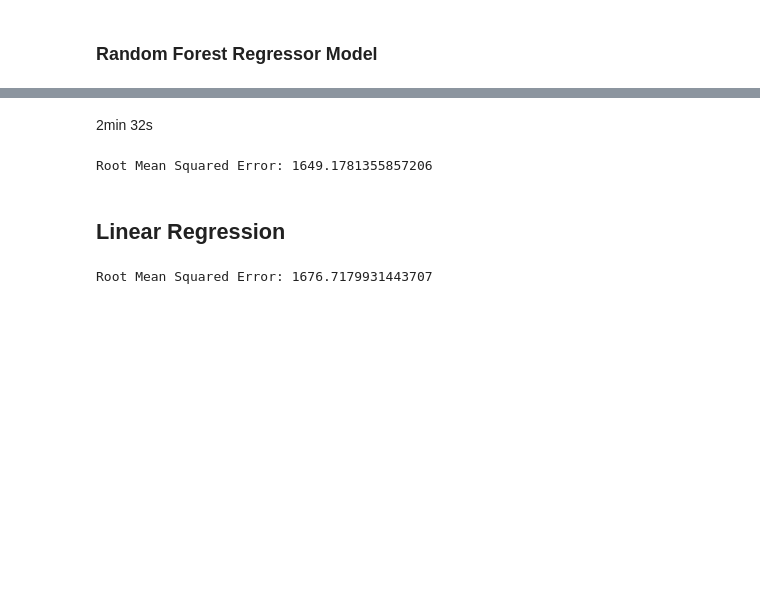
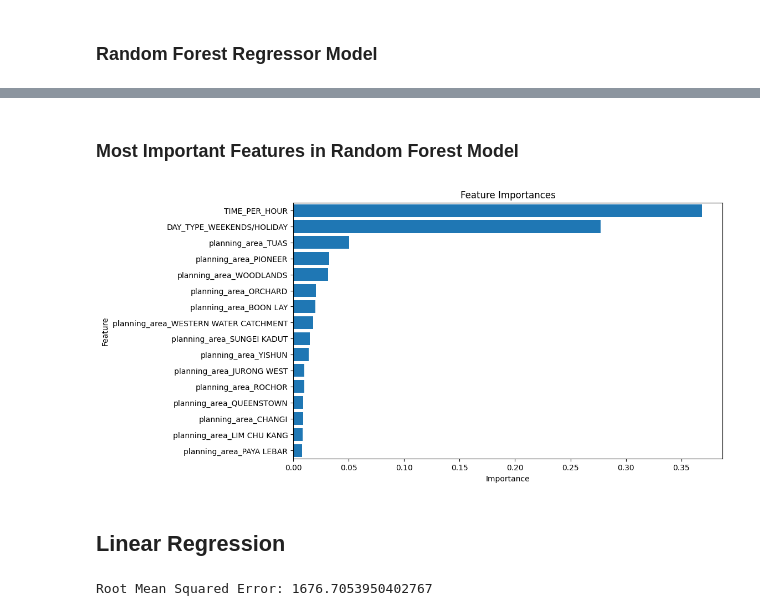
Before and after one commit to carinacwq/Crowd-Prediction-of-Bus-Stops-in-Singapore, a Jupyter notebook: src/CS3244_group_project.ipynb, the cells around one changed output, grey strips where cells are left out. Saved outputs shown, nothing was run; the diff lists cells and outputs as text; code cells hidden in the pictures; blank space fills up the shorter version.

Commit message:
remove multicollinearity in features and reran models

```diff
--- a/src/CS3244_group_project.ipynb
+++ b/src/CS3244_group_project.ipynb
@@ -432,14 +422,12 @@ Best Parameters: {'max_depth': None, 'min_samples_leaf': 1, 'min_samples_split':
 # %%
+from sklearn.ensemble import RandomForestRegressor
 from sklearn.metrics import root_mean_squared_error
 
 # build model with best paramters
-reg = RandomForestRegressor(n_estimators=30, max_depth=None, min_samples_split=10, min_samples_leaf=1, random_state=42)
-
-# fit model
-reg.fit(X_train, y_train)
+best_rf_reg = grid_search_rf.best_estimator_
 
 # make predictions
-y_pred = reg.predict(X_test)
+y_pred = best_rf_reg.predict(X_test)
 
 # evaluate model
 print("Root Mean Squared Error:", root_mean_squared_error(y_test, y_pred))
@@ -448,38 +436,45 @@ Root Mean Squared Error: 1649.1093690511116
-# %% [markdown]
-2min 32s
-# %%
-from sklearn.metrics import root_mean_squared_error
-
-# build model with best paramters
-reg = RandomForestRegressor(n_estimators=100, max_depth=None, min_samples_split=10, min_samples_leaf=1, random_state=42)
-
-# fit model
-reg.fit(X_train, y_train)
-
-# make predictions
-y_pred = reg.predict(X_test)
-
-# evaluate model
-print("Root Mean Squared Error:", root_mean_squared_error(y_test, y_pred))
-# %% [output]
-Root Mean Squared Error: 1649.1781355857206
+# %% [markdown]
+### Most Important Features in Random Forest Model
+# %%
+# Get feature importances
+importances = best_rf_reg.feature_importances_
+
+# Get the indices of features sorted by importance
+indices = np.argsort(importances)[::-1]
+
+# Get feature names
+feature_names = X_train.columns.tolist()
+
+# Plot feature importances
+plt.figure(figsize=(10, 6))
+plt.title("Feature Importances")
+plt.barh(range(X_train.shape[1]), importances[indices], align="center")
+plt.yticks(range(X_train.shape[1]), [feature_names[i] for i in indices])
+plt.ylabel("Feature")
+plt.xlabel("Importance")
+plt.ylim([-0.5, 15.5])
+# Reverse the direction of the y-axis
+plt.gca().invert_yaxis()
+plt.show()
+# %% [output]
+[figure, added]
 # %% [markdown]
 ## Linear Regression
 # %%
 from sklearn.linear_model import LinearRegression
 from sklearn.metrics import root_mean_squared_error
 
-model = LinearRegression()
+lr_model = LinearRegression()
 
 # learn from data
-model.fit(X_train, y_train)
-# print(model.n_features_in_) # check features
+lr_model.fit(X_train, y_train)
+#print(model.n_features_in_) # check features
 
 # make predictions
-prediction = model.predict(X_test)
+lr_pred = lr_model.predict(X_test)
 # print(prediction.size) # check size
 
 # evaluate model
-print("Root Mean Squared Error:", root_mean_squared_error(y_test, prediction))
+print("Root Mean Squared Error:", root_mean_squared_error(y_test, lr_pred))
 # %% [output]
-Root Mean Squared Error: 1676.7179931443707
+Root Mean Squared Error: 1676.7053950402767
```
Also changed, not shown: parts of 8 cells of this notebook.
